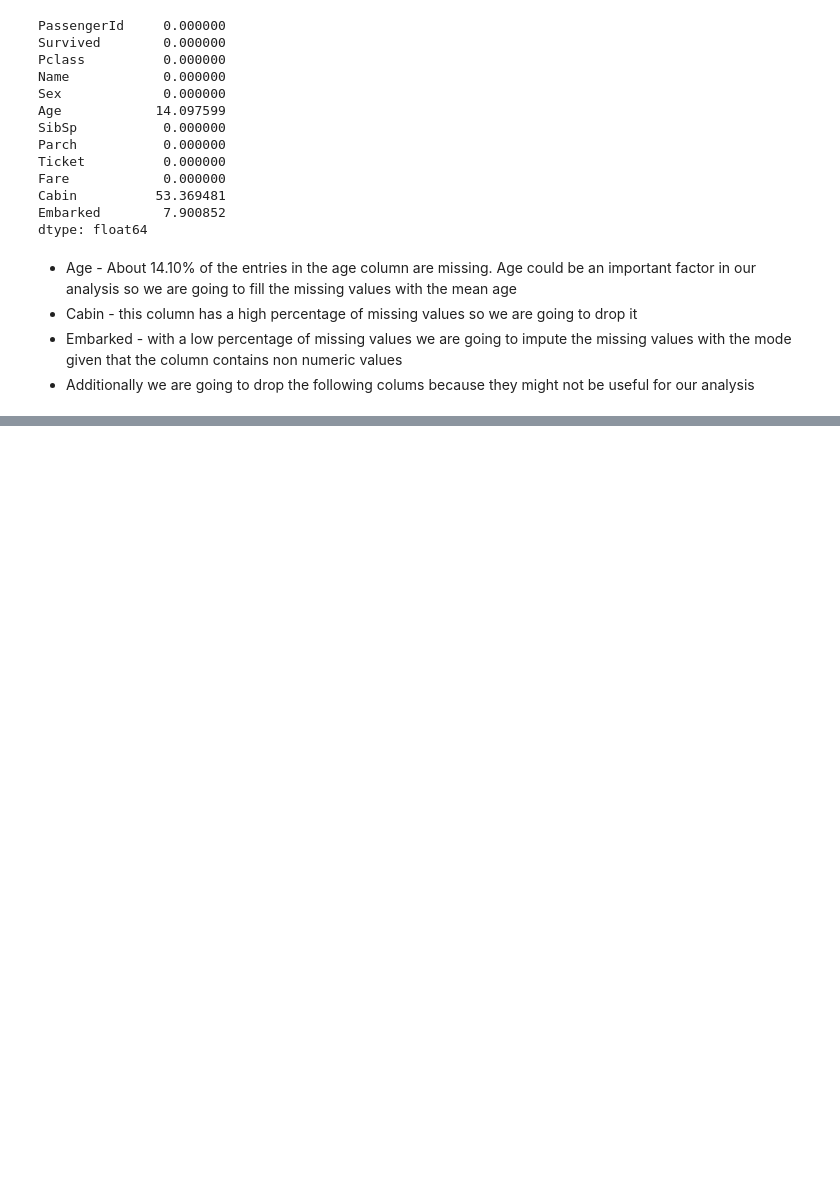
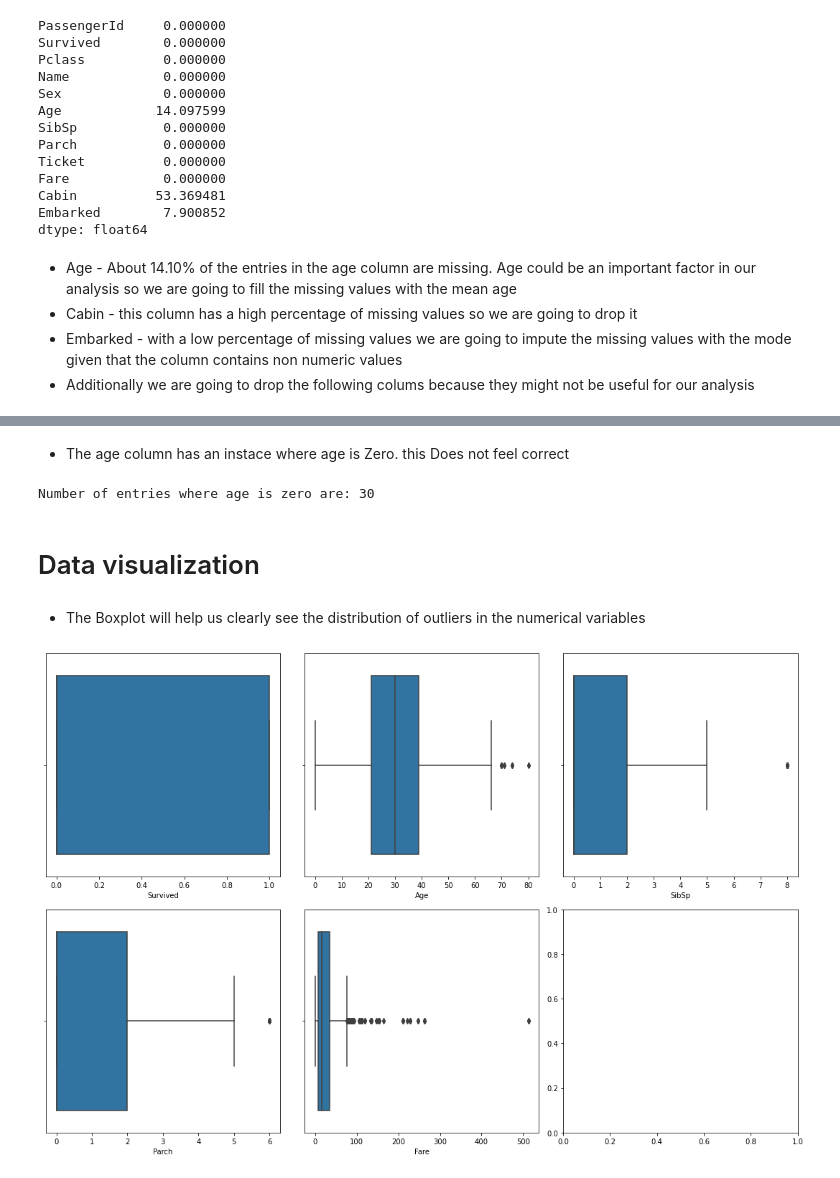
Before and after one commit to OchiengGideon/Titanic, a Jupyter notebook: TitanicEDA.ipynb, the cells around one changed output, grey strips where cells are left out. Saved outputs shown, nothing was run; the diff lists cells and outputs as text; code cells hidden in the pictures; blank space fills up the shorter version.

```diff
--- a/TitanicEDA.ipynb
+++ b/TitanicEDA.ipynb
@@ -148,0 +153,28 @@ array([15.48813504, 17.15189366, 16.02763376, 15.44883183, 14.23654799,
+# %% [markdown]
+- The age column has an instace where age is Zero. this Does not feel correct
+# %%
+zero_age_count = (data['Age'] == 0).sum()
+print(f"Number of entries where age is zero are: {zero_age_count}")
+# %% [output]
+Number of entries where age is zero are: 30
+# %% [markdown]
+# Data visualization
+# %% [markdown]
+-  The Boxplot will help us clearly see the distribution of outliers in the numerical variables
+# %%
+# Select only numerical columns
+numerical_cols = data.select_dtypes('number').columns
+
+fig, ax = plt.subplots(nrows=2, ncols=3, figsize=(15, 10))
+
+for i, col in enumerate(numerical_cols):
+    # Calculate the row and column index of the subplots
+    row = i // 3
+    col_num = i % 3
+
+    sns.boxplot(data=data, x=col, ax=ax[row, col_num])
+
+plt.tight_layout()
+plt.show()
+# %% [output]
+[figure, added]
```
Also changed, not shown: parts of 13 cells of this notebook.
